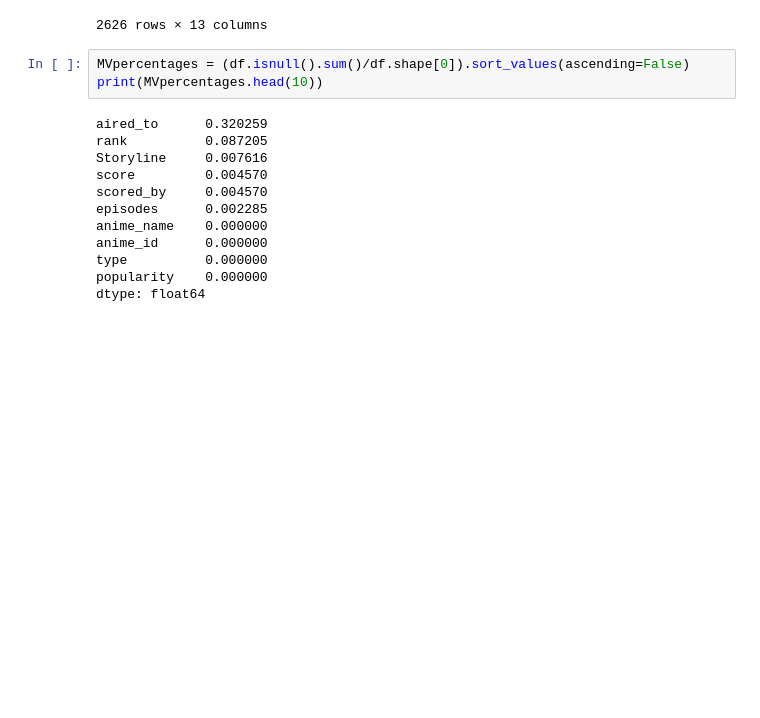
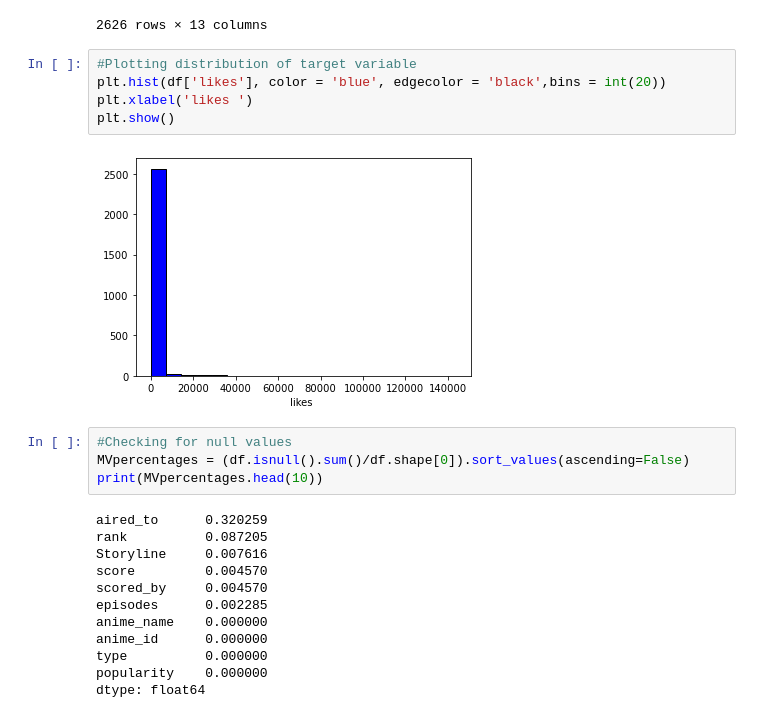
Before and after one commit to RobertoColangelo/Data-Science, a Jupyter notebook: Regression.ipynb, the cells around one changed output. Drawn from its saved outputs; the diff is of its cells as text; blank space fills up the shorter version.

```diff
--- a/Regression.ipynb
+++ b/Regression.ipynb
@@ -28,7 +30,15 @@ df
 | 2624 | Hi no Tori: Uchuu-hen | 2998 | OVA | 1.0 | 6.94 | 4021.0 | 8822 | 948.0 | 4 | 1987-12-21T00:00:00+00:00 | ... |
 | 2625 | Hi no Tori: Yamato-hen | 2999 | OVA | 1.0 | 6.76 | 4802.0 | 9230 | 851.0 | 3 | 1987-08-01T00:00:00+00:00 | ... |
 2626 rows × 13 columns
+# %%
+#Plotting distribution of target variable
+plt.hist(df['likes'], color = 'blue', edgecolor = 'black',bins = int(20))
+plt.xlabel('likes ')
+plt.show()
+# %% [output]
+[figure, added]
 # %%
+#Checking for null values
 MVpercentages = (df.isnull().sum()/df.shape[0]).sort_values(ascending=False)
 print(MVpercentages.head(10))
 # %% [output]
```
Also changed, not shown: parts of 13 cells of this notebook.
